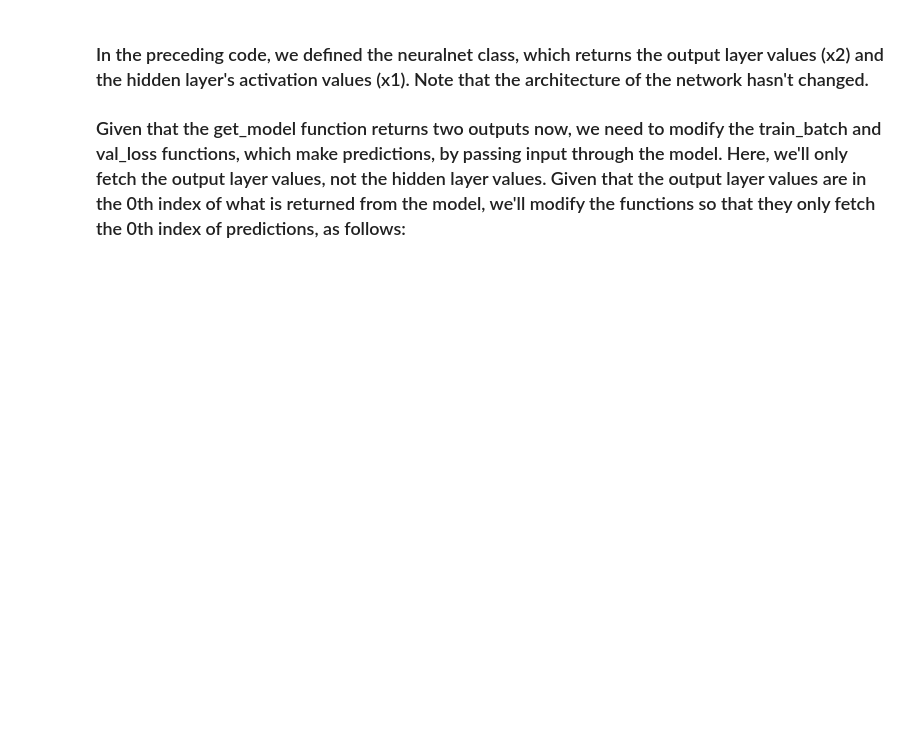
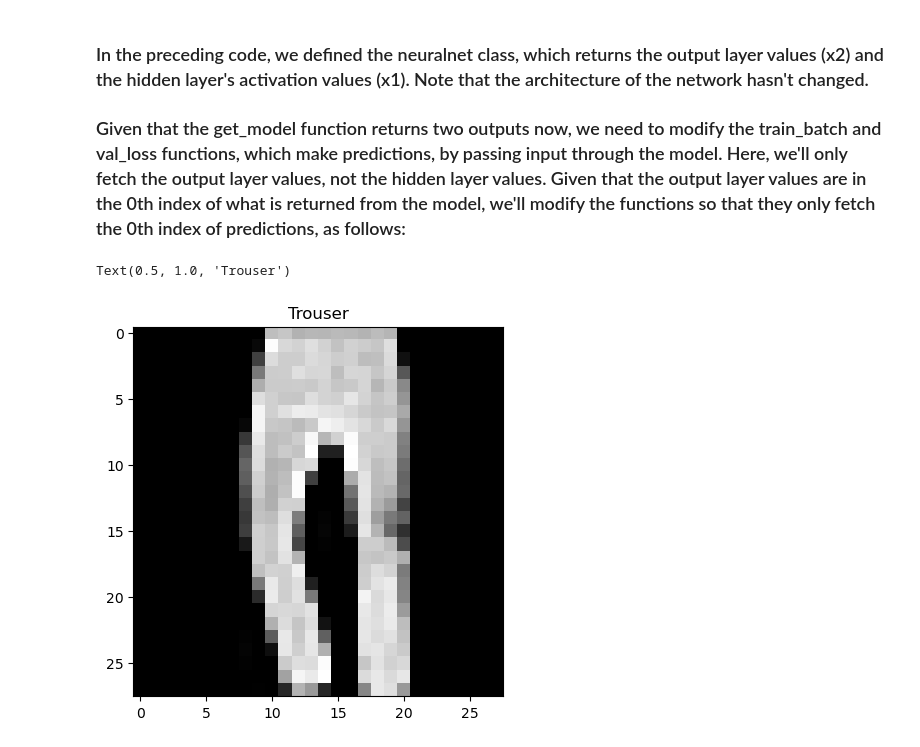
Before and after one commit to MaukanMir/AI-ML-Learning, a Jupyter notebook: Pytorch/chapter-2.ipynb, the cells around one changed output. Saved outputs shown, nothing was run; the diff lists cells and outputs as text; code cells hidden in the pictures; blank space fills up the shorter version.

Commit message:
added new notes

```diff
--- a/Pytorch/chapter-2.ipynb
+++ b/Pytorch/chapter-2.ipynb
@@ -472,3 +472,16 @@ def accuracy(x, y, model):
     max_values, argmaxes = prediction.max(-1)
     is_correct = argmaxes == y
     return is_correct.cpu().numpy().tolist()
+# %%
+# Note that you should run the code in
+# Batch size of 32 section in Chapter 3
+# before running the following code
+import matplotlib.pyplot as plt
+%matplotlib inline
+# ix = np.random.randint(len(tr_images))
+ix = 24300
+plt.imshow(tr_images[ix], cmap='gray')
+plt.title(fmnist.classes[tr_targets[ix]])
+# %% [output]
+Text(0.5, 1.0, 'Trouser')
+[figure, added]
```
